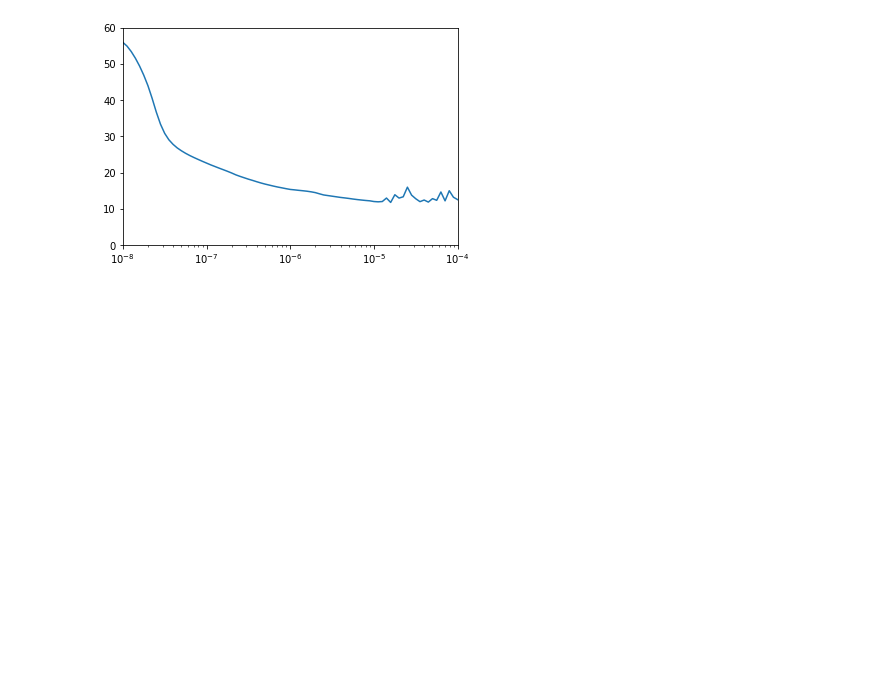
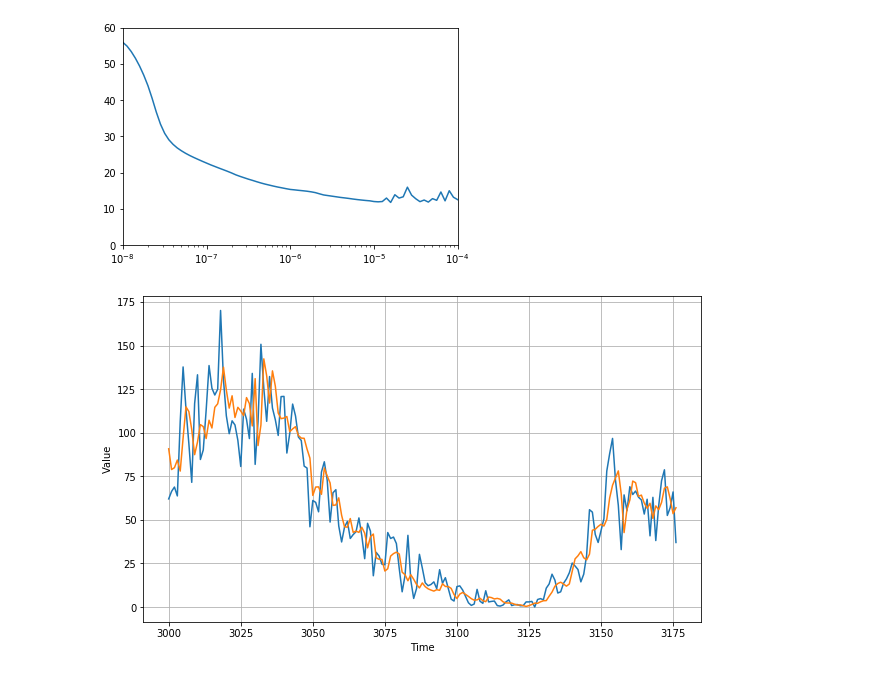
Before and after one commit to kocabiyik/tf-learn, a Jupyter notebook: 04_01-ts-preprocessing.ipynb, the cells around one changed output. Cells and saved outputs as stored; diff of their text form; code cells hidden in the pictures; blank space fills up the shorter version.

Commit message:
Forecasting

```diff
--- a/04_01-ts-preprocessing.ipynb
+++ b/04_01-ts-preprocessing.ipynb
@@ -154,3 +154,20 @@ plt.axis([1e-8, 1e-4, 0, 60])
 # %% [output]
 [1e-08, 0.0001, 0, 60]
 [figure]
+# %%
+rnn_forecast = model_forecast(model, series[..., np.newaxis], window_size)
+rnn_forecast = rnn_forecast[split_time - window_size:-1, -1, 0]
+# %%
+import numpy as np
+import matplotlib.pyplot as plt
+def plot_series(time, series, format="-", start=0, end=None):
+    plt.plot(time[start:end], series[start:end], format)
+    plt.xlabel("Time")
+    plt.ylabel("Value")
+    plt.grid(True)
+# %%
+plt.figure(figsize=(10, 6))
+plot_series(time_valid, x_valid)
+plot_series(time_valid, rnn_forecast)
+# %% [output]
+[figure, added]
```
Also changed, not shown: parts of 1 cell of this notebook.
